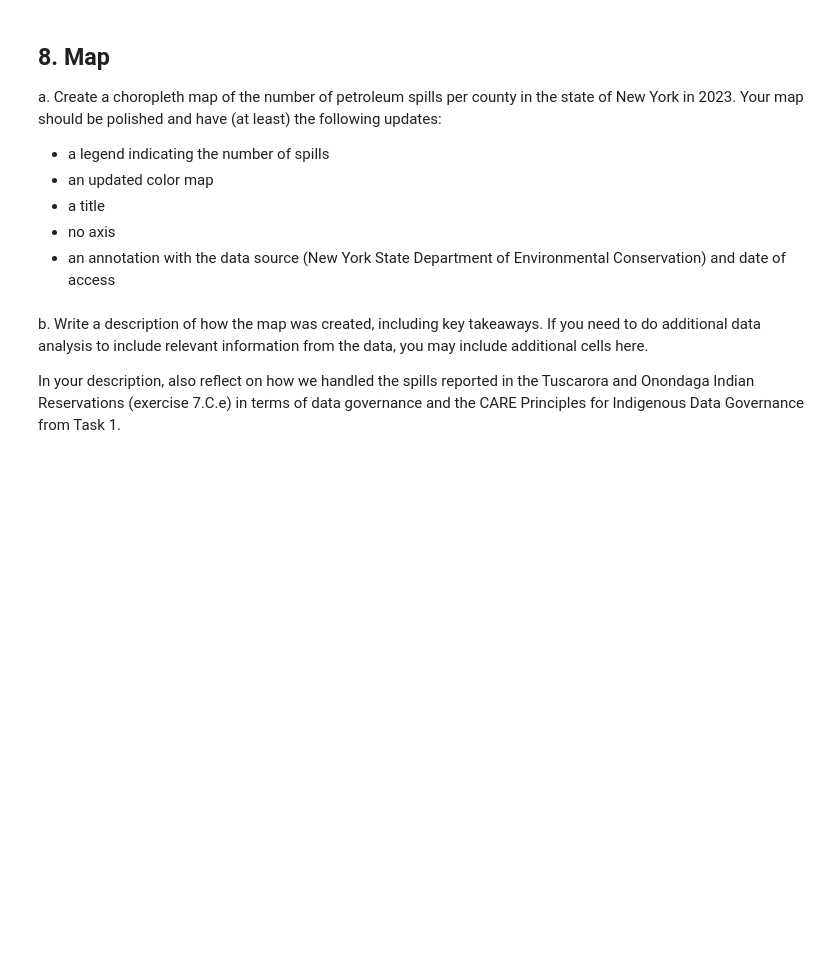
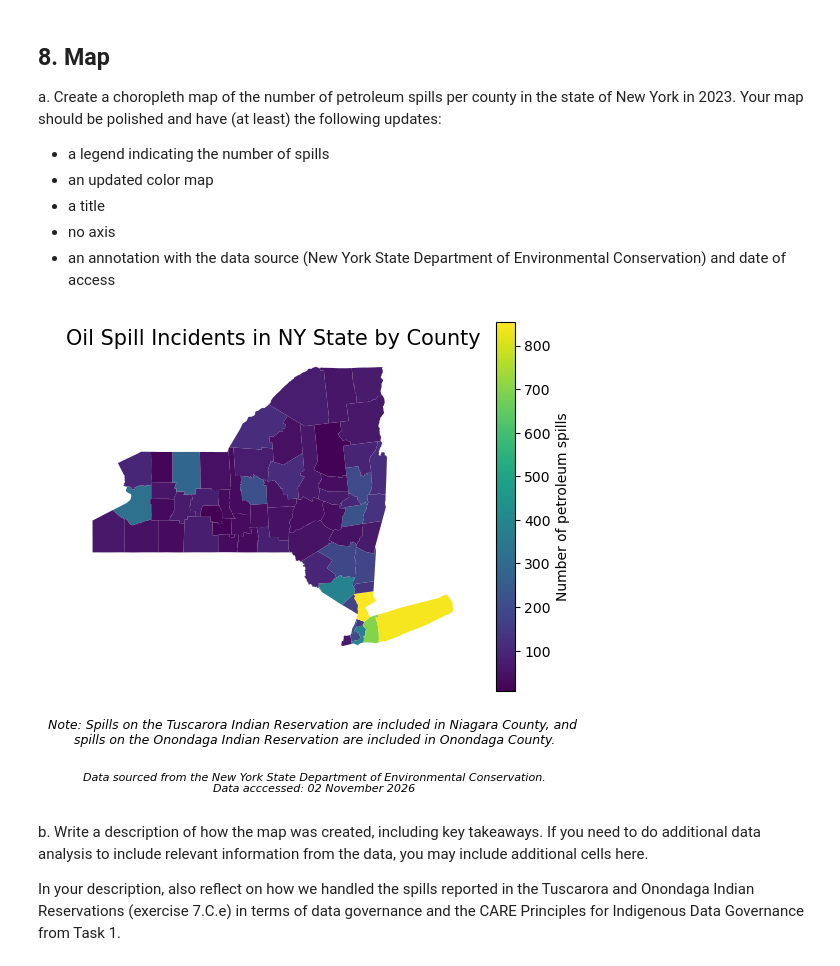
Before and after one commit to sarahhinkley/eds220-hwk3, a Jupyter notebook: hwk3-task2-spills.ipynb, the cells around one changed output. Saved outputs shown, nothing was run; the diff lists cells and outputs as text; code cells hidden in the pictures; blank space fills up the shorter version.

Commit message:
Complete choropleth map of NY spills

```diff
--- a/hwk3-task2-spills.ipynb
+++ b/hwk3-task2-spills.ipynb
@@ -595,16 +611,15 @@ spills_per_county['county'] = spills_per_county['county'].replace({ # `replace()
 # Niagara and Onondaga now appear twice (their own spills plus the reservation spills),so group rows by county and add their spill counts into a single row per county
 spills_per_county = spills_per_county.groupby('county').sum().reset_index()
 
-# Remerge spills_per_county and ny_counties
-ny_spills = pd.merge(spills_per_county,
-                      ny_counties,
-                      how = 'inner',
-                      on = 'county')
-
 # Save spills counts after the update for comparison:
 counts_after = spills_per_county.set_index('county')['n_spills']
 
 print(f"After accounting for the number of spills in Tuscarora Indian Reservation, the value of Niagara County spills is now: {counts_after['Niagara']}")
+print(f"After accounting for the number of spills in Onondaga Indian Reservation, the value of Onondaga County spills is now: {counts_after['Onondaga']}")
 
-print(f"After accounting for the number of spills in Onondaga Indian Reservation, the value of Onondaga County spills is now: {counts_after['Onondaga']}")
+# Remerge spills_per_county and ny_counties
+ny_spills = pd.merge(ny_counties,
+                      spills_per_county,
+                      how = 'inner',
+                      on = 'county')
 # %% [output]
@@ -623,6 +634,36 @@ Your map should be polished and have (at least) the following updates:
 - a title
 - no axis
 - an annotation with the data source (New York State Department of Environmental Conservation) and date of access
+# %%
+fig, ax = plt.subplots()
+
+# Create a choropleth map of ny_spills
+ny_spills.plot(ax = ax, column = 'n_spills', # this parameter indicates which column to color by
+                     legend = True,
+                     legend_kwds = {'label': 'Number of petroleum spills'},
+                     cmap = 'viridis'
+              )
+
+# Remove the axis for a cleaner map
+ax.axis('off')
+
+# Title for the plot
+ax.set_title('Oil Spill Incidents in NY State by County',
+              fontsize = 15)
+
+# Add note about spills in reservations
+plt.figtext(0.5, 0.0, 'Note: Spills on the Tuscarora Indian Reservation are included in Niagara County, and \n'
+         'spills on the Onondaga Indian Reservation are included in Onondaga County.',
+          ha = 'center', fontsize = 9, style = 'italic')
+
+# Add caption with data source
+plt.figtext(0.5, -0.10, 'Data sourced from the New York State Department of Environmental Conservation.\n'
+            'Data acccessed: 02 November 2026',
+             ha = 'center', fontsize = 8, style = 'italic')
+
+plt.show()
+# %% [output]
+[figure, added]
 # %% [markdown]
 b. Write a description of how the map was created, including key takeaways. If you need to do additional data analysis to include relevant information from the data, you may include additional cells here.
 
```
Also changed, not shown: parts of 6 cells of this notebook.
